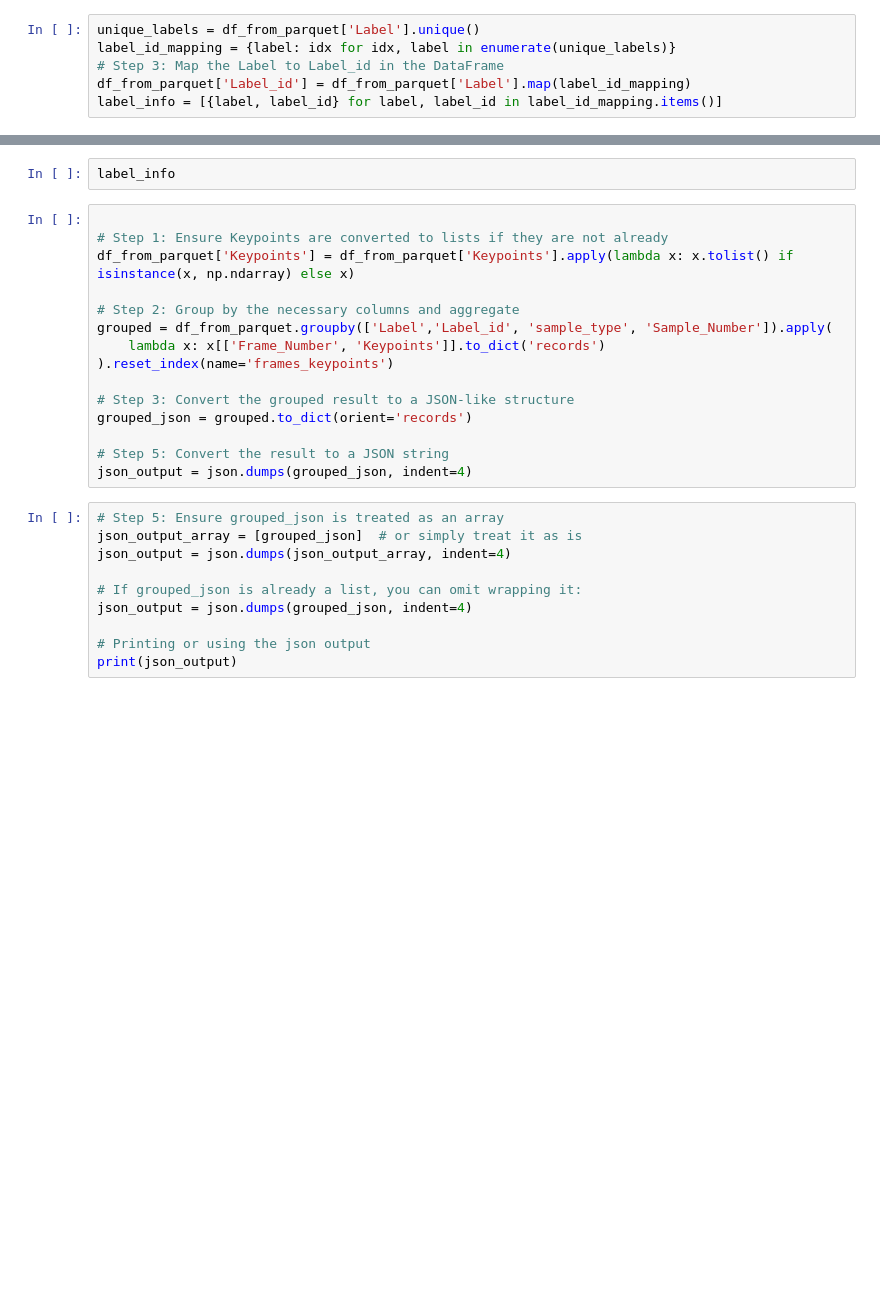
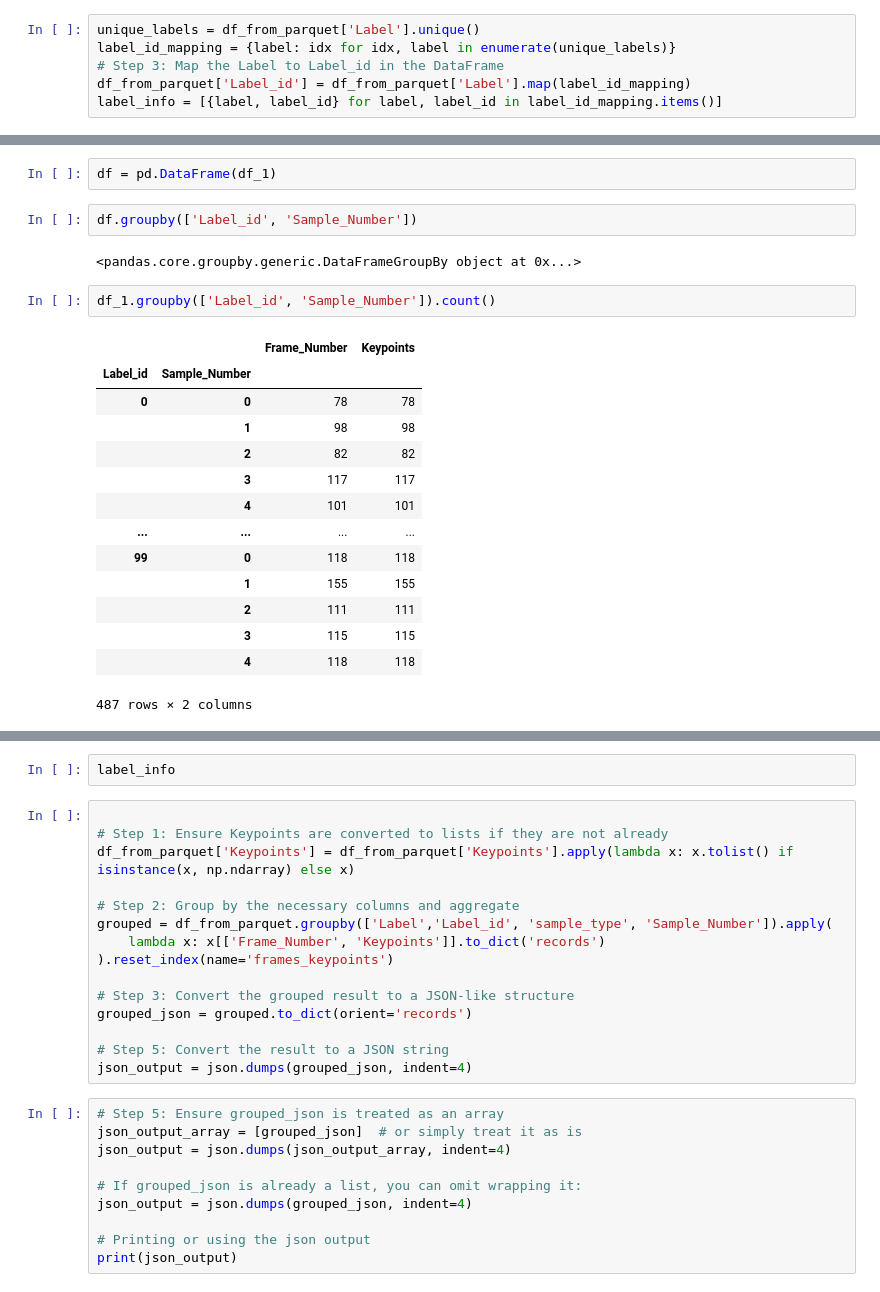
Before and after one commit to ranjan336/ISL_Pose_using_MediaPipe, a Jupyter notebook: ISL_Model_train.ipynb, the cells around one changed output, grey strips where cells are left out. Saved outputs shown, nothing was run; the diff lists cells and outputs as text; blank space fills up the shorter version.

```diff
--- a/ISL_Model_train.ipynb
+++ b/ISL_Model_train.ipynb
@@ -42,0 +134,23 @@ label_info = [{label, label_id} for label, label_id in label_id_mapping.items()]
+# %%
+df = pd.DataFrame(df_1)
+# %%
+df.groupby(['Label_id', 'Sample_Number'])
+# %% [output]
+<pandas.core.groupby.generic.DataFrameGroupBy object at 0x...>
+# %%
+df_1.groupby(['Label_id', 'Sample_Number']).count()
+# %% [output]
+|  |  | Frame_Number | Keypoints |
+| Label_id | Sample_Number |  |  |
+| 0 | 0 | 78 | 78 |
+|  | 1 | 98 | 98 |
+|  | 2 | 82 | 82 |
+|  | 3 | 117 | 117 |
+|  | 4 | 101 | 101 |
+| ... | ... | ... | ... |
+| 99 | 0 | 118 | 118 |
+|  | 1 | 155 | 155 |
+|  | 2 | 111 | 111 |
+|  | 3 | 115 | 115 |
+|  | 4 | 118 | 118 |
+487 rows × 2 columns
```
Also changed, not shown: parts of 29 cells of this notebook.
